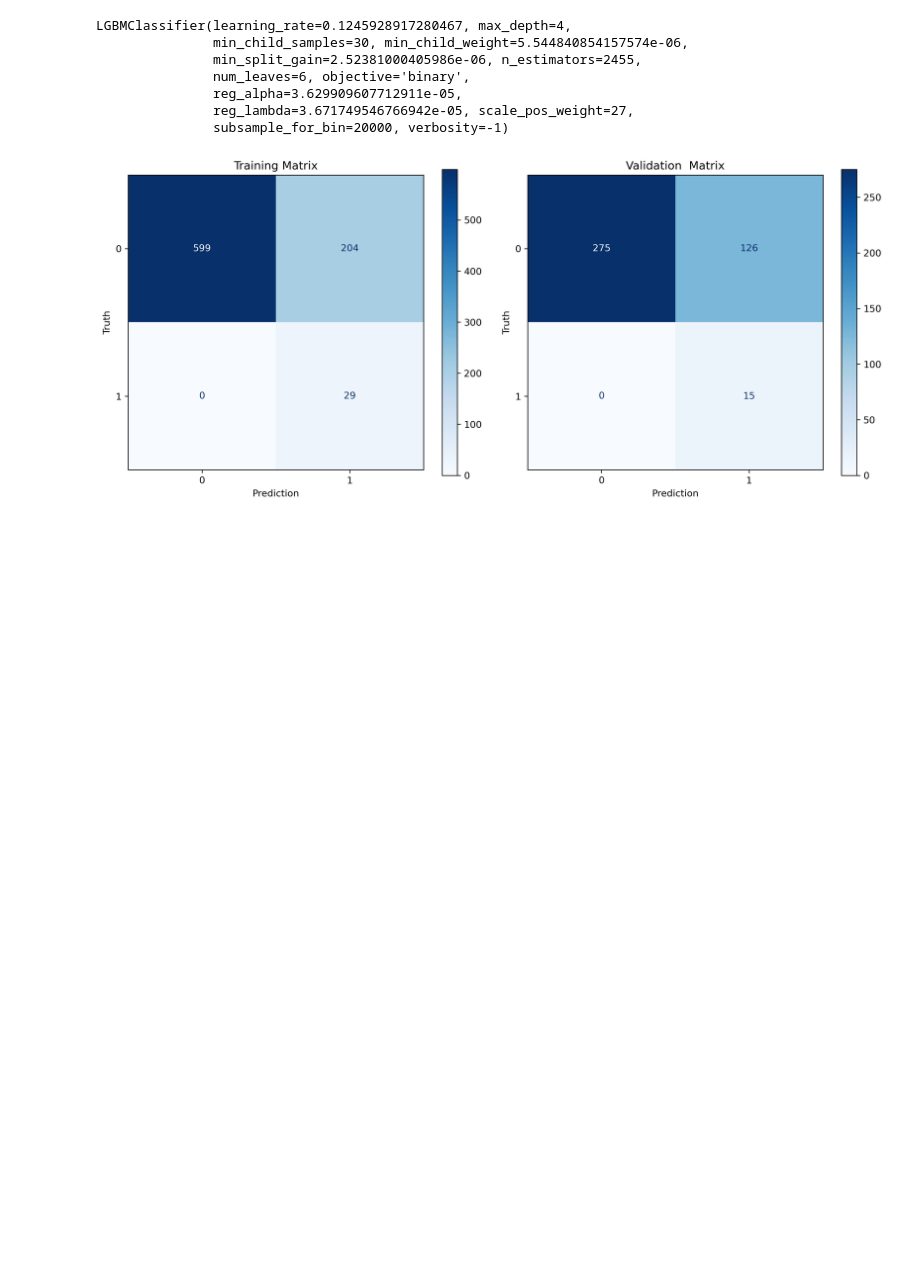
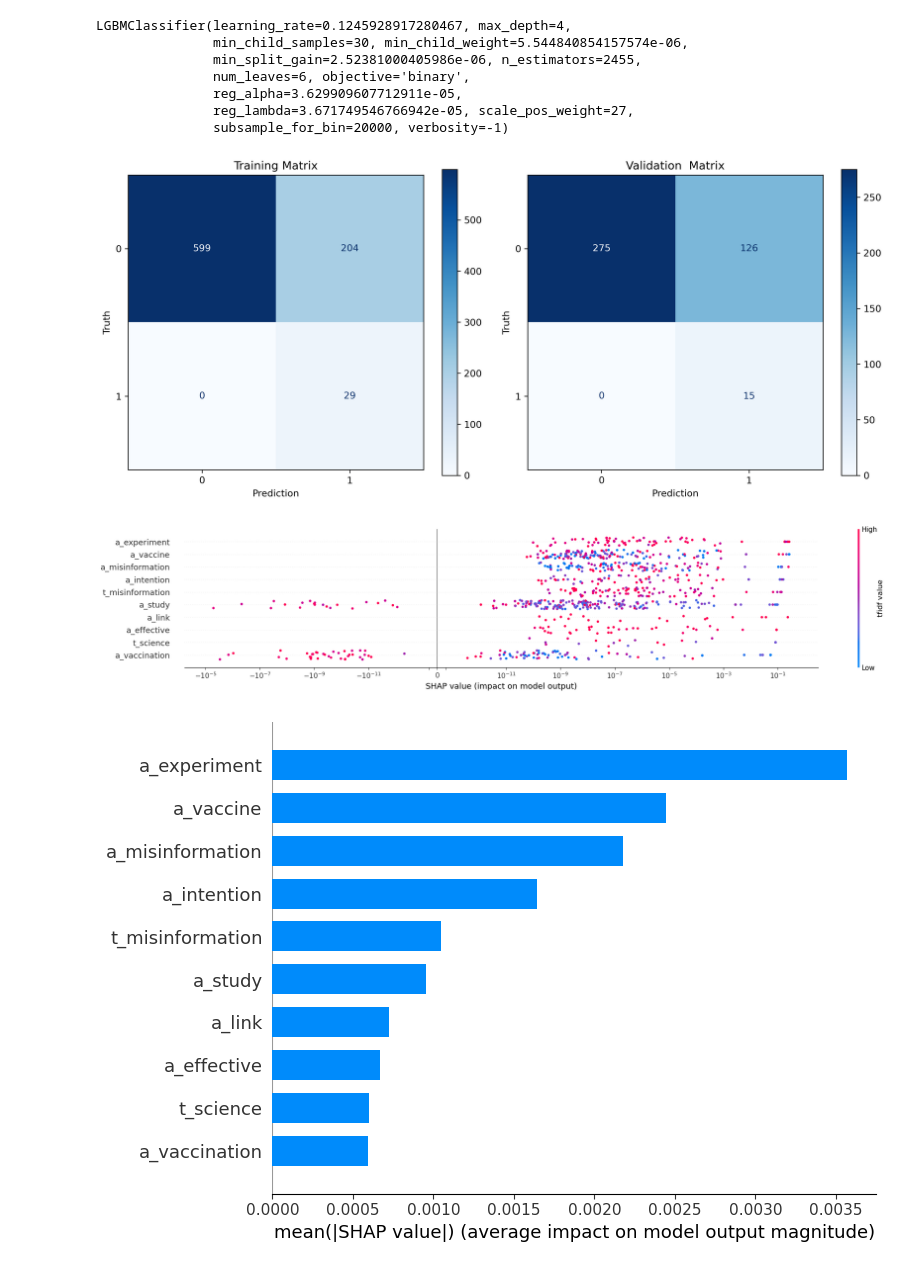
Before and after one commit to samjmolyneux/eppi-text-classification, a Jupyter notebook: notebooks/lgbm/lgbm_binary.ipynb, the cells around one changed output. Saved outputs shown, nothing was run; the diff lists cells and outputs as text; code cells hidden in the pictures; blank space fills up the shorter version.

```diff
--- a/notebooks/lgbm/lgbm_binary.ipynb
+++ b/notebooks/lgbm/lgbm_binary.ipynb
@@ -160,0 +110,10 @@ fig.show()
+# %%
+from eppi_text_classification.shap_plotter import ShapPlotter
+
+shap_plotter = ShapPlotter(model, X_test, feature_names)
+
+shap_plotter.dot_plot(num_display=10)
+shap_plotter.bar_chart()
+# %% [output]
+[figure, added]
+[figure, added]
```
Also changed, not shown: parts of 3 cells of this notebook.
